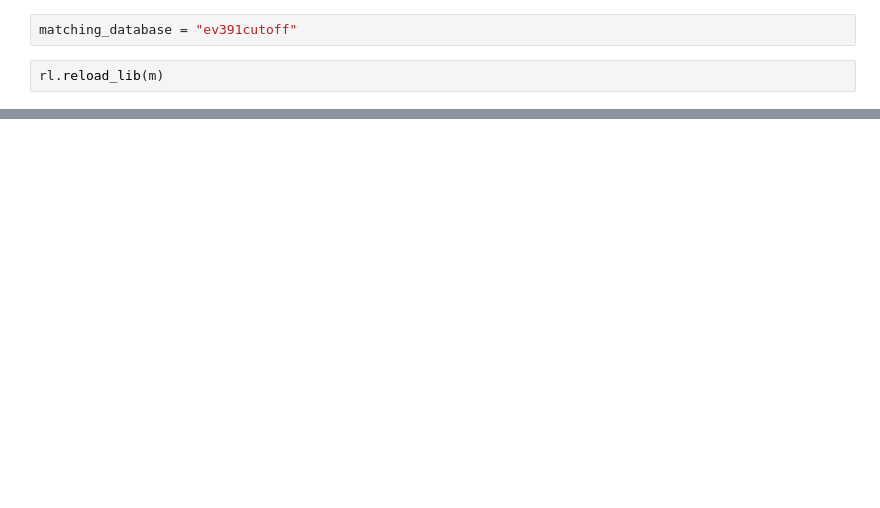
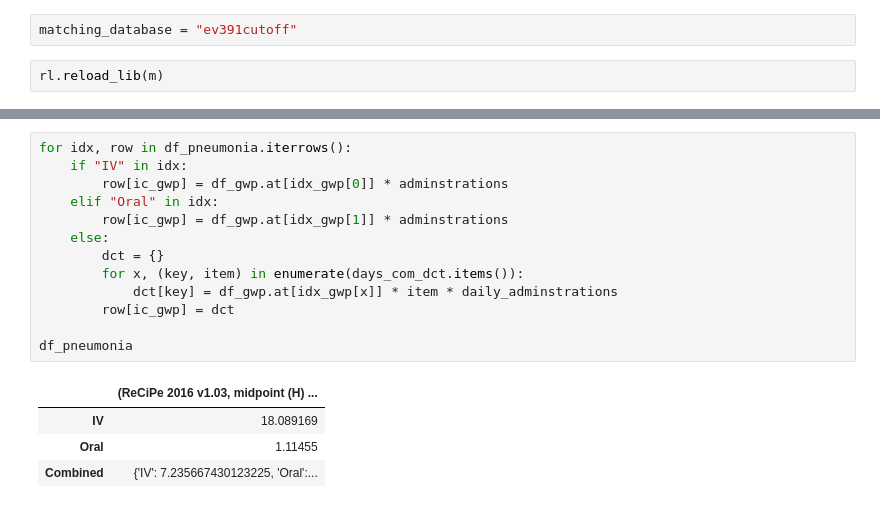
Before and after one commit to RuneWF/penicilin, a Jupyter notebook: Jupyter scripts/playbox.ipynb, the cells around one changed output, grey strips where cells are left out. Cells and saved outputs as stored; diff of their text form; blank space fills up the shorter version.

```diff
--- a/Jupyter scripts/playbox.ipynb
+++ b/Jupyter scripts/playbox.ipynb
@@ -104,0 +88,18 @@ df_contr
+# %%
+for idx, row in df_pneumonia.iterrows():
+    if "IV" in idx:
+        row[ic_gwp] = df_gwp.at[idx_gwp[0]] * adminstrations
+    elif "Oral" in idx:
+        row[ic_gwp] = df_gwp.at[idx_gwp[1]] * adminstrations
+    else:
+        dct = {}
+        for x, (key, item) in enumerate(days_com_dct.items()):
+            dct[key] = df_gwp.at[idx_gwp[x]] * item * daily_adminstrations
+        row[ic_gwp] = dct
+
+df_pneumonia
+# %% [output]
+|  | (ReCiPe 2016 v1.03, midpoint (H) ... |
+| IV | 18.089169 |
+| Oral | 1.11455 |
+| Combined | {'IV': 7.235667430123225, 'Oral':... |
```
Also changed, not shown: parts of 24 cells of this notebook, 17 other files.
